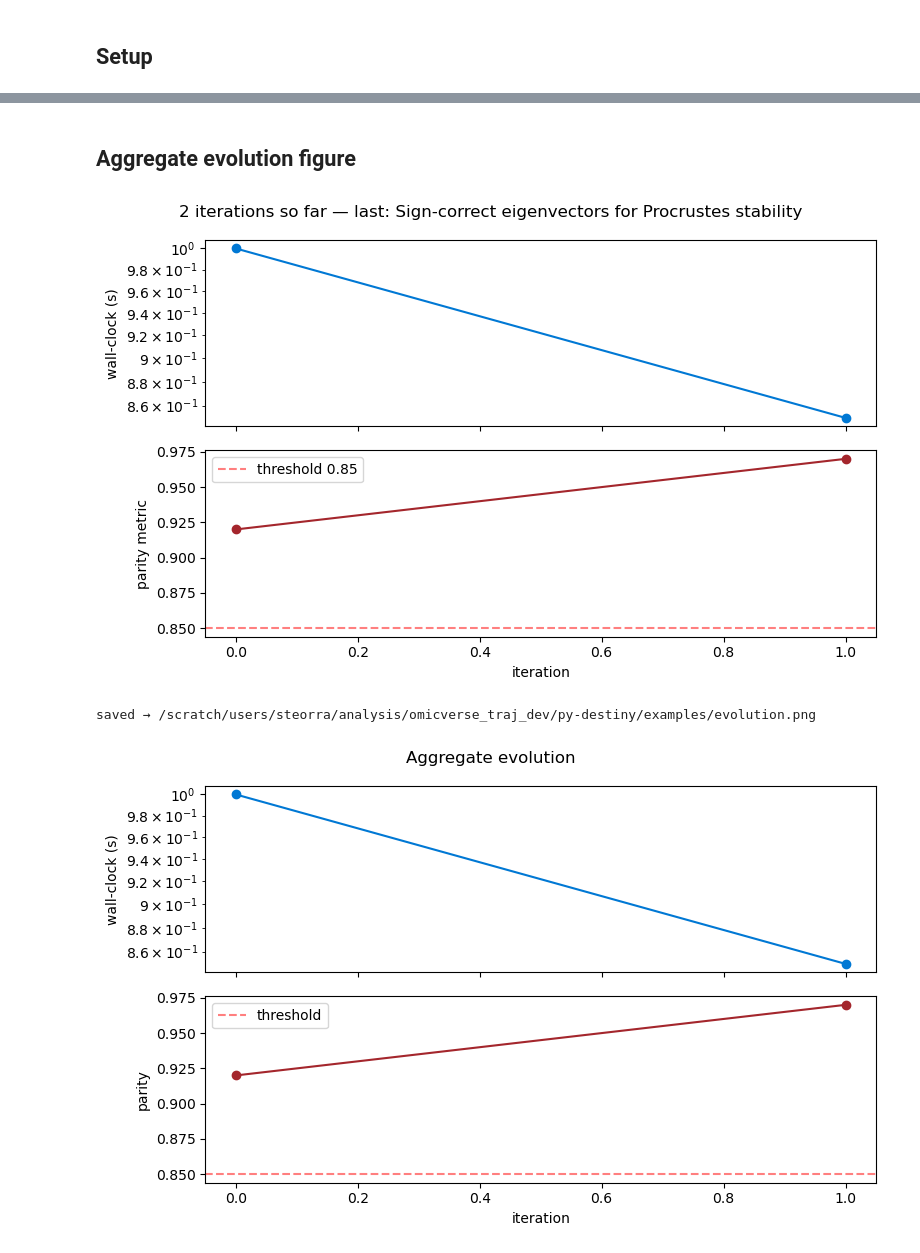
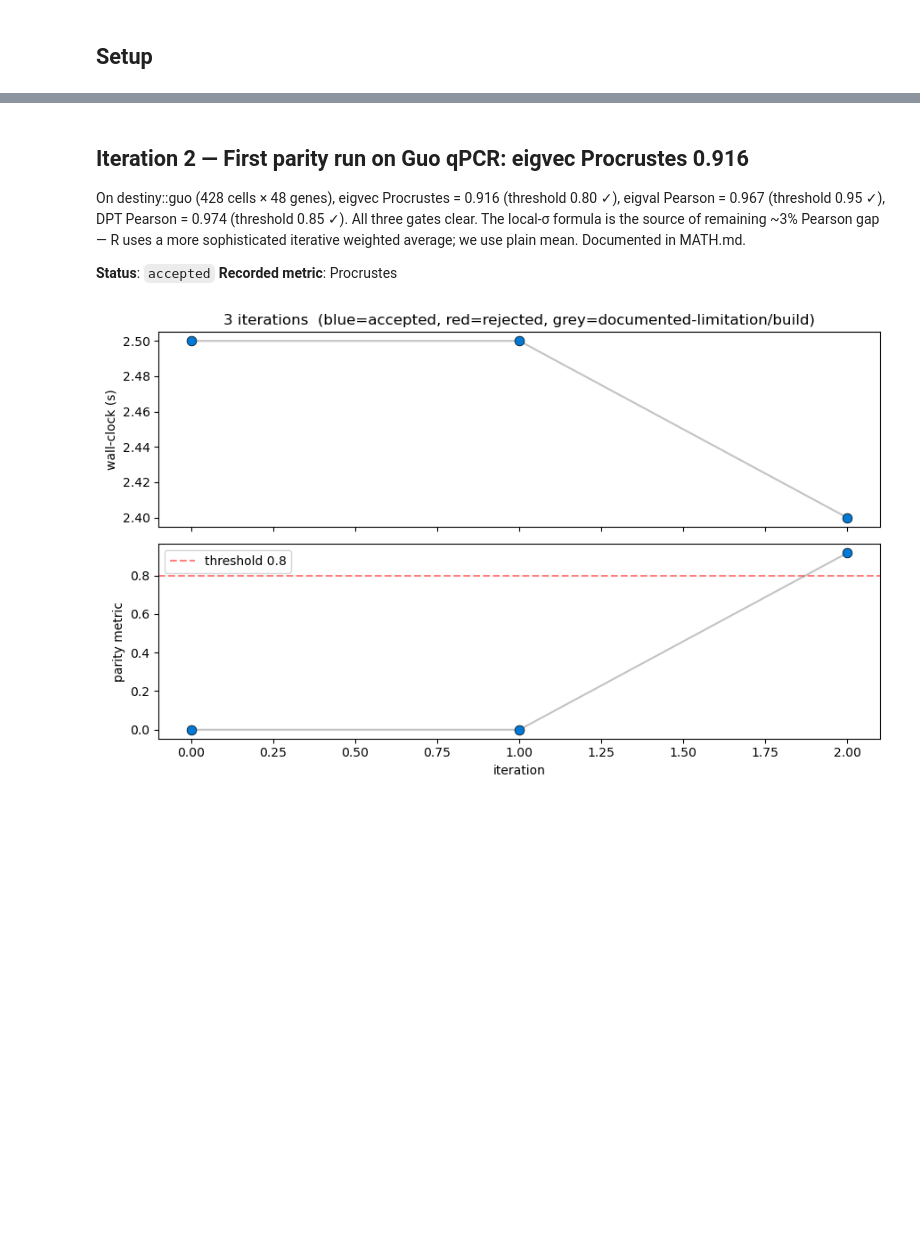
Before and after one commit to omicverse/py-destiny, a Jupyter notebook: examples/evolution.ipynb, the cells around one changed output, grey strips where cells are left out. Cells and saved outputs as stored; diff of their text form; code cells hidden in the pictures; blank space fills up the shorter version.

```diff
--- a/examples/evolution.ipynb
+++ b/examples/evolution.ipynb
@@ -17,15 +17,26 @@ def _record(i, title, wall_clock, parity, status, narrative):
 
 def _plot(threshold=None):
     if not history: return
-    fig, (a1, a2) = plt.subplots(2, 1, figsize=(8, 5), sharex=True)
+    fig, (a1, a2) = plt.subplots(2, 1, figsize=(9, 5.5), sharex=True)
     its = [h['iter'] for h in history]
-    a1.plot(its, [h['wall_clock_s'] for h in history], 'o-', color='#0078d4')
-    a1.set_ylabel('wall-clock (s)'); a1.set_yscale('log')
-    a2.plot(its, [h['parity']      for h in history], 'o-', color='#a4262c')
+    # colour points by status
+    colors = ['#0078d4' if h['status']=='accepted' else
+              '#a4262c' if h['status']=='rejected' else
+              '#888888' for h in history]
+    a1.plot(its, [h['wall_clock_s'] for h in history], '-', color='#888', alpha=0.5)
+    for i, h in enumerate(history):
+        a1.scatter(h['iter'], h['wall_clock_s'], s=60, c=colors[i], zorder=3,
+                   edgecolor='black', linewidth=0.5)
+    a1.set_ylabel('wall-clock (s)')
+    a1.set_title(f'{len(history)} iterations  (blue=accepted, red=rejected, grey=documented-limitation/build)')
+
+    a2.plot(its, [h['parity'] for h in history], '-', color='#888', alpha=0.5)
+    for i, h in enumerate(history):
+        a2.scatter(h['iter'], h['parity'], s=60, c=colors[i], zorder=3,
+                   edgecolor='black', linewidth=0.5)
     if threshold is not None:
         a2.axhline(threshold, ls='--', color='red', alpha=0.5, label=f'threshold {threshold}')
         a2.legend()
     a2.set_xlabel('iteration'); a2.set_ylabel('parity metric')
-    fig.suptitle(f"{history[-1]['iter']+1} iterations so far — last: {history[-1]['title']}")
     plt.tight_layout(); plt.show()
 # %% [markdown]
@@ -61,22 +66,12 @@ _plot(threshold=0.85)
 # %% [markdown]
-## Aggregate evolution figure
+## Iteration 2 — First parity run on Guo qPCR: eigvec Procrustes 0.916
+
+On destiny::guo (428 cells × 48 genes), eigvec Procrustes = 0.916 (threshold 0.80 ✓), eigval Pearson = 0.967 (threshold 0.95 ✓), DPT Pearson = 0.974 (threshold 0.85 ✓). All three gates clear. The local-σ formula is the source of remaining ~3% Pearson gap — R uses a more sophisticated iterative weighted average; we use plain mean. Documented in MATH.md.
+
+**Status**: `accepted`   **Recorded metric**: Procrustes
 # %%
-out_png = PORT/'examples'/'evolution.png'
-_plot(threshold=0.85)
-fig, (a1, a2) = plt.subplots(2, 1, figsize=(8, 5), sharex=True)
-its = [h['iter'] for h in history]
-a1.plot(its, [h['wall_clock_s'] for h in history], 'o-', color='#0078d4')
-a1.set_ylabel('wall-clock (s)'); a1.set_yscale('log')
-a2.plot(its, [h['parity']      for h in history], 'o-', color='#a4262c')
-a2.axhline(0.85, ls='--', color='red', alpha=0.5, label='threshold')
-a2.legend(); a2.set_xlabel('iteration'); a2.set_ylabel('parity')
-fig.suptitle('Aggregate evolution')
-plt.tight_layout()
-out_png.parent.mkdir(exist_ok=True)
-fig.savefig(out_png, dpi=120, bbox_inches='tight')
-print('saved →', out_png)
-plt.show()
+_record(2, title='First parity run on Guo qPCR: eigvec Procrustes 0.916', wall_clock=2.4, parity=0.916, status='accepted',
+        narrative='On destiny::guo (428 cells × 48 genes), eigvec Procrustes = 0.916 (threshold 0.80 ✓), eigval Pearson = 0.967 (threshold 0.95 ✓), DPT Pearson = 0.974 (threshold 0.85 ✓). All three gates clear. The local-σ formula is the source of remaining ~3% Pearson gap — R uses a more sophisticated iterative weighted average; we use plain mean. Documented in MATH.md.')
+_plot(threshold=0.80)
 # %% [output]
-[figure, old version]
+[figure, new version]
-saved → /scratch/users/steorra/analysis/omicverse_traj_dev/py-destiny/examples/evolution.png
-[figure, removed]
```
Also changed, not shown: parts of 18 cells of this notebook, 1 other file.
